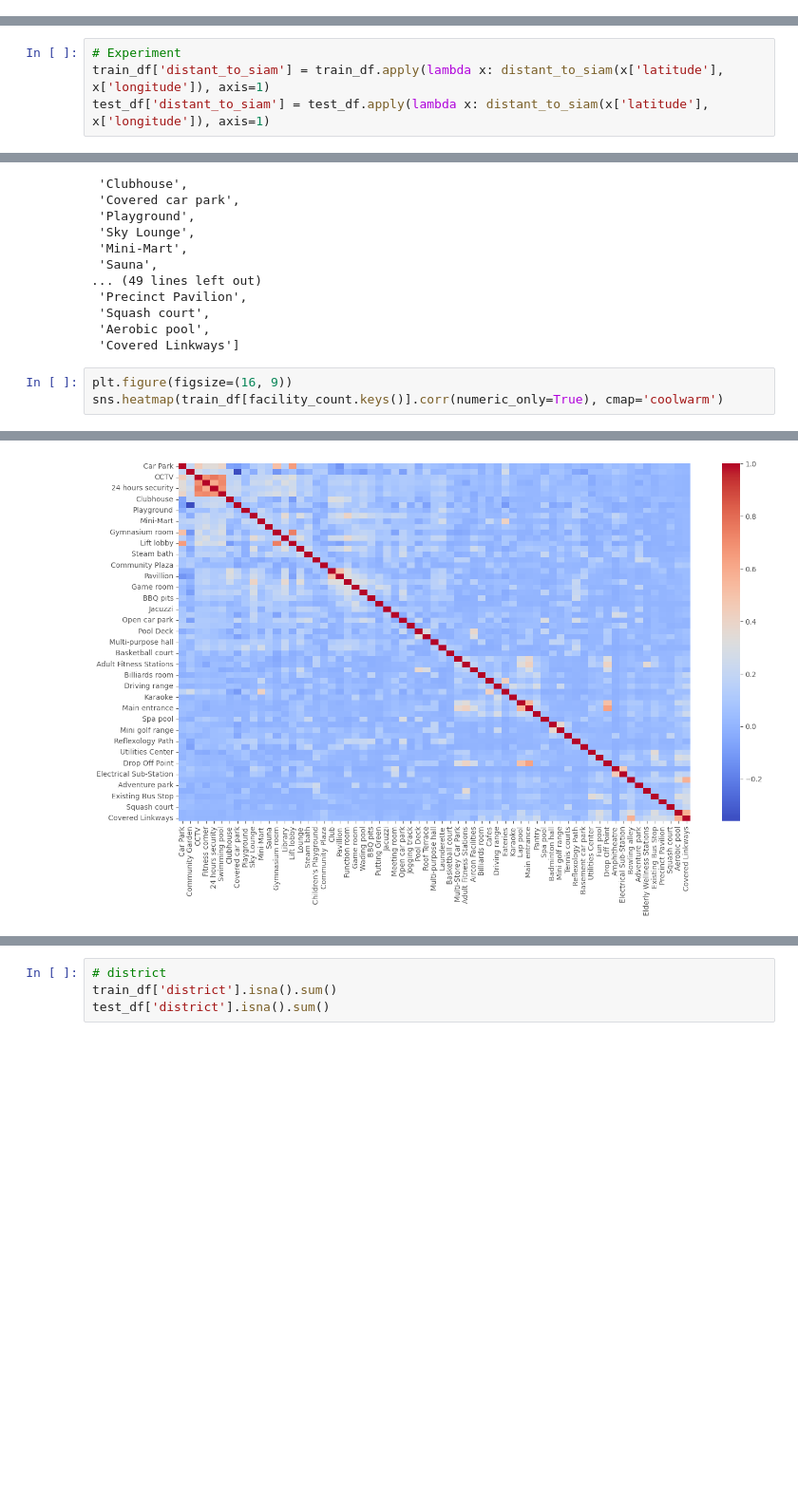
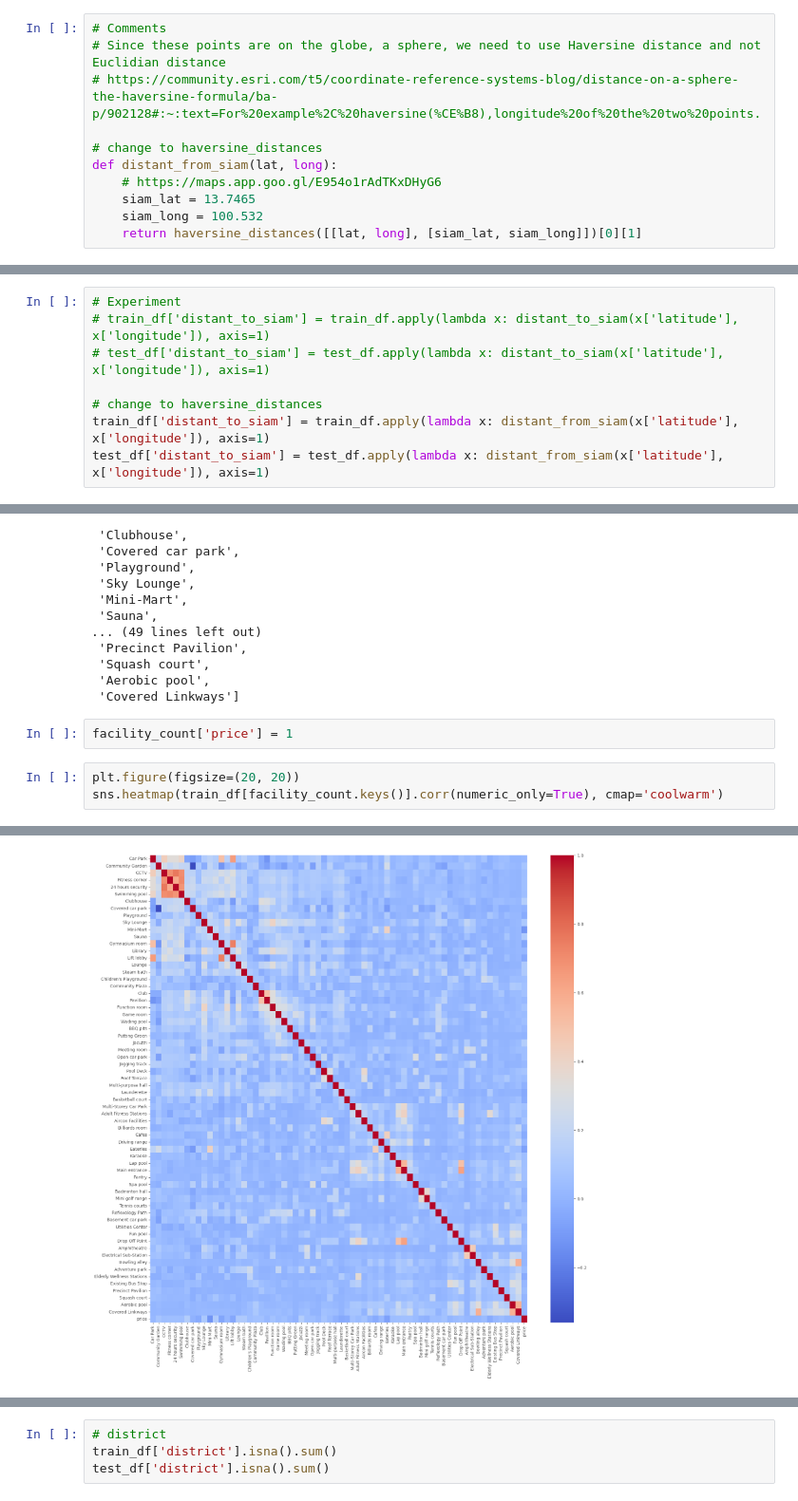
Before and after one commit to fake-or-dead/project-2, a Jupyter notebook: code/bangkok_house_pricing.ipynb, the cells around one changed output, grey strips where cells are left out. Shown at 95% size. Saved outputs shown, nothing was run; the diff lists cells and outputs as text; blank space fills up the shorter version.

```diff
--- a/code/bangkok_house_pricing.ipynb
+++ b/code/bangkok_house_pricing.ipynb
@@ -200,8 +220,23 @@ def distant_to_siam(lat, long):
+# %%
+# Comments
+# Since these points are on the globe, a sphere, we need to use Haversine distance and not Euclidian distance
+# https://community.esri.com/t5/coordinate-reference-systems-blog/distance-on-a-sphere-the-haversine-formula/ba-p/902128#:~:text=For%20example%2C%20haversine(%CE%B8),longitude%20of%20the%20two%20points.
+
+# change to haversine_distances
+def distant_from_siam(lat, long):
+    # https://maps.app.goo.gl/E954o1rAdTKxDHyG6
+    siam_lat = 13.7465
+    siam_long = 100.532
+    return haversine_distances([[lat, long], [siam_lat, siam_long]])[0][1]
 # %% [markdown]
 # Modelling
 # %% [markdown]
 #### feature selection
 # %%
 # Experiment
-train_df['distant_to_siam'] = train_df.apply(lambda x: distant_to_siam(x['latitude'], x['longitude']), axis=1)
-test_df['distant_to_siam'] = test_df.apply(lambda x: distant_to_siam(x['latitude'], x['longitude']), axis=1)
+# train_df['distant_to_siam'] = train_df.apply(lambda x: distant_to_siam(x['latitude'], x['longitude']), axis=1)
+# test_df['distant_to_siam'] = test_df.apply(lambda x: distant_to_siam(x['latitude'], x['longitude']), axis=1)
+
+# change to haversine_distances
+train_df['distant_to_siam'] = train_df.apply(lambda x: distant_from_siam(x['latitude'], x['longitude']), axis=1)
+test_df['distant_to_siam'] = test_df.apply(lambda x: distant_from_siam(x['latitude'], x['longitude']), axis=1)
@@ -245,9 +281,11 @@ list(facility_count.keys())
  'Squash court',
  'Aerobic pool',
  'Covered Linkways']
+# %%
+facility_count['price'] = 1
 # %%
-plt.figure(figsize=(16, 9))
+plt.figure(figsize=(20, 20))
 sns.heatmap(train_df[facility_count.keys()].corr(numeric_only=True), cmap='coolwarm')
 # %% [output]
 <Axes: >
-[figure, old version]
+[figure, new version]
```
Also changed, not shown: parts of 71 cells of this notebook, 3 other files.
